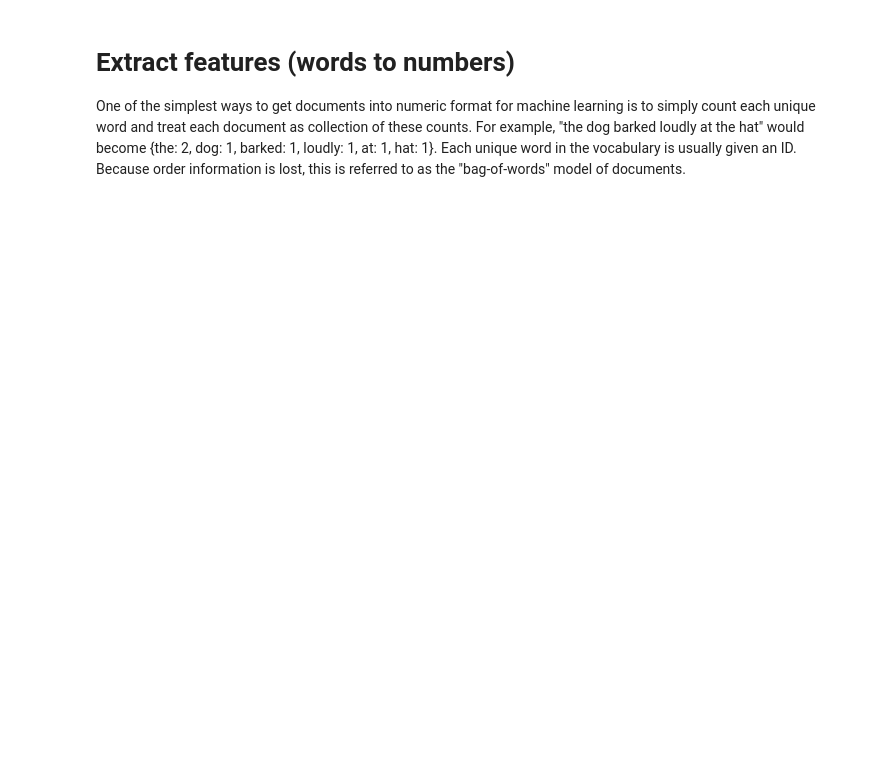
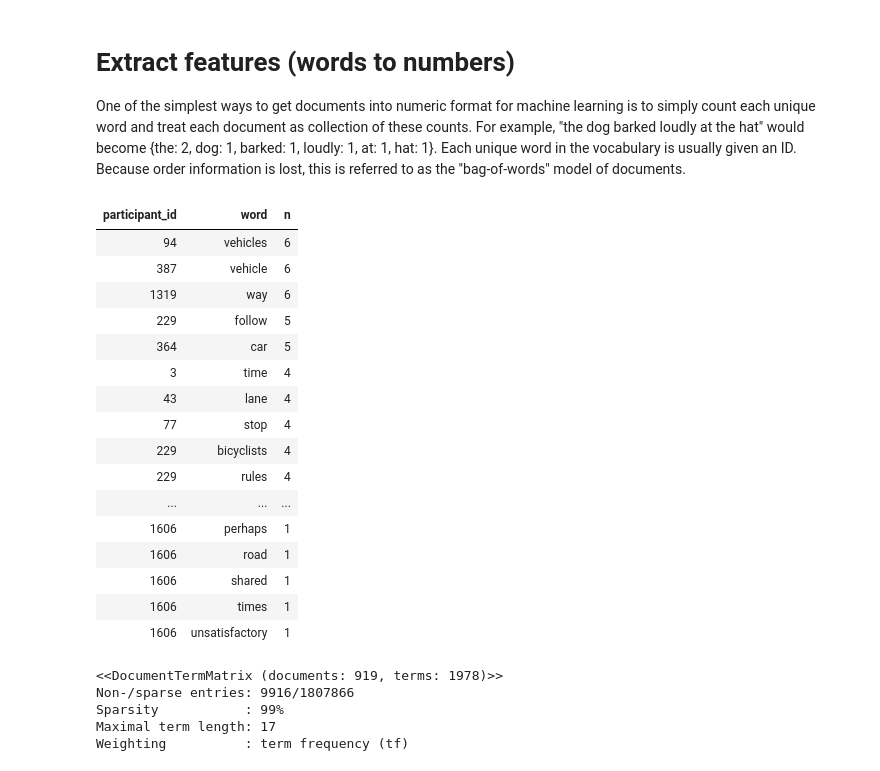
Before and after one commit to michaelmilleryoder/av-survey-topic-modeling, a Jupyter notebook: av_survey_topic_modeling_r.ipynb, the cells around one changed output. Cells and saved outputs as stored; diff of their text form; code cells hidden in the pictures; blank space fills up the shorter version.

```diff
--- a/av_survey_topic_modeling_r.ipynb
+++ b/av_survey_topic_modeling_r.ipynb
@@ -13,6 +11,16 @@ Maximal term length: 18
 Weighting          : term frequency (tf)
 # %%
 data_fpath <- '../av_survey_data/bikepgh_av_survey.csv' # fill the path to this file here
-survey_data <- read.csv(data_fpath, na.strings=c(''))
+text_col_classes = c(
+    'interaction_details'='character',
+    'positive_av_interaction'='character',
+    'negative_av_interaction'='character',
+    'other_av_regulations'='character',
+    'elaborate_bikepgh_position'='character',
+    'other_comments'='character'
+                )
+survey_data <- read.csv(data_fpath, colClasses=text_col_classes, na.strings=c(''))
+print(nrow(survey_data))
+print(sapply(survey_data, class))
 survey_data
 # %% [output]
@@ -57,0 +120,3 @@ You'll also want to think about "stopwords", function words such as "the" and "a
+# %%
+tokenized_data <- unnest_tokens(filtered_data, word, !!colname)
+nrow(tokenized_data)
@@ -57,0 +125,4 @@ You'll also want to think about "stopwords", function words such as "the" and "a
+# %%
+# Remove stopwords
+tokenized_data <- anti_join(tokenized_data, get_stopwords())
+nrow(tokenized_data)
@@ -58,5 +132,36 @@ You'll also want to think about "stopwords", function words such as "the" and "a
 # %% [markdown]
 # Extract features (words to numbers)
 One of the simplest ways to get documents into numeric format for machine learning is to simply count each unique word and treat each document as collection of these counts. For example, "the dog barked loudly at the hat" would become {the: 2, dog: 1, barked: 1, loudly: 1, at: 1, hat: 1}. Each unique word in the vocabulary is usually given an ID. Because order information is lost, this is referred to as the "bag-of-words" model of documents.
+# %%
+# Make word counts
+word_counts <- tokenized_data %>% count(participant_id, word, sort=TRUE)
+word_counts
+# %% [output]
+| participant_id | word | n |
+| 94 | vehicles | 6 |
+| 387 | vehicle | 6 |
+| 1319 | way | 6 |
+| 229 | follow | 5 |
+| 364 | car | 5 |
+| 3 | time | 4 |
+| 43 | lane | 4 |
+| 77 | stop | 4 |
+| 229 | bicyclists | 4 |
+| 229 | rules | 4 |
+| ... | ... | ... |
+| 1606 | perhaps | 1 |
+| 1606 | road | 1 |
+| 1606 | shared | 1 |
+| 1606 | times | 1 |
+| 1606 | unsatisfactory | 1 |
 # %%
-# Make term-document matrix
+# Make document-term matrix
+
+dtm <- word_counts %>% cast_dtm(participant_id, word, n)
+dtm
+# %% [output]
+<<DocumentTermMatrix (documents: 919, terms: 1978)>>
+Non-/sparse entries: 9916/1807866
+Sparsity           : 99%
+Maximal term length: 17
+Weighting          : term frequency (tf)
```
Also changed, not shown: parts of 20 cells of this notebook, 1 other file.
